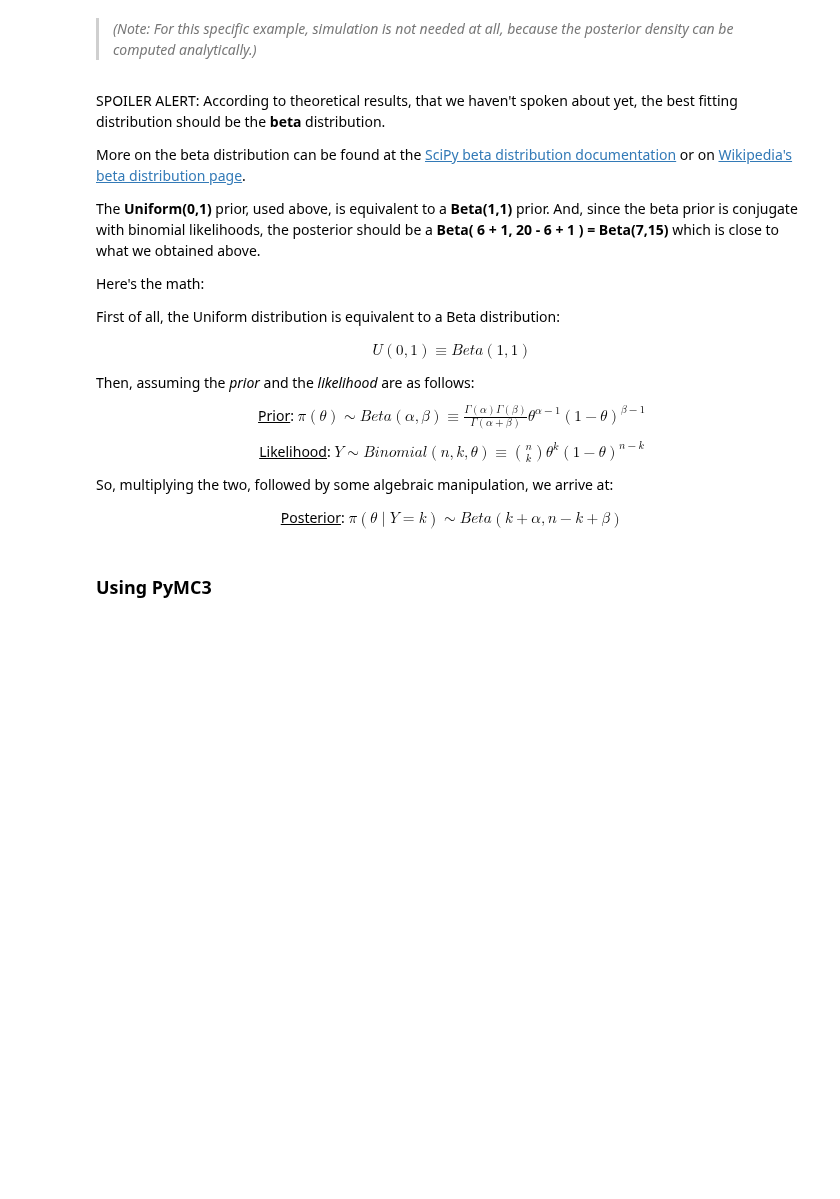
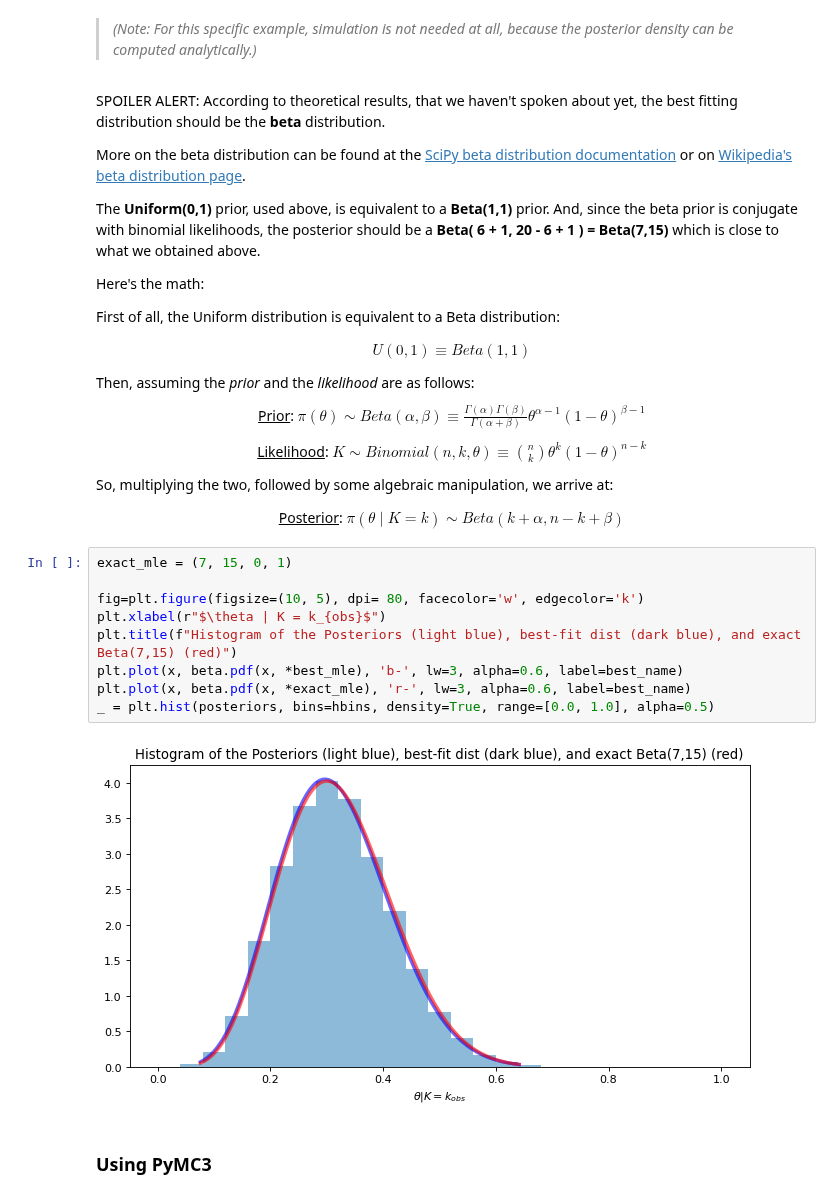
Before and after one commit to alreich/ipython-notebooks, a Jupyter notebook: Bayesian_Data_Analysis.ipynb, the cells around one changed output. Cells and saved outputs as stored; diff of their text form; blank space fills up the shorter version.

```diff
--- a/Bayesian_Data_Analysis.ipynb
+++ b/Bayesian_Data_Analysis.ipynb
@@ -238,9 +278,20 @@ First of all, the Uniform distribution is equivalent to a Beta distribution:
 <p><center>$U(0,1) \equiv Beta(1,1)$</center></p>
 <p>Then, assuming the <i>prior</i> and the <i>likelihood</i> are as follows:</p>
 <p><center><u>Prior</u>:  $\pi(\theta) \sim Beta(\alpha, \beta) \equiv \frac{\Gamma(\alpha)\Gamma(\beta)}{\Gamma(\alpha + \beta)} \theta^{\alpha - 1} (1-\theta)^{\beta - 1}$</center></p>
-<p><center><u>Likelihood</u>:  $Y \sim Binomial(n,k,\theta) \equiv \binom{n}{k} \theta^k(1-\theta)^{n-k}$</center></p>
+<p><center><u>Likelihood</u>:  $K \sim Binomial(n,k,\theta) \equiv \binom{n}{k} \theta^k(1-\theta)^{n-k}$</center></p>
 <p>So, multiplying the two, followed by some algebraic manipulation, we arrive at:</p>
-<p><center><u>Posterior</u>:  $\pi(\theta \mid Y=k) \sim Beta(k+\alpha, n-k+\beta)$</center></p>
+<p><center><u>Posterior</u>:  $\pi(\theta \mid K=k) \sim Beta(k+\alpha, n-k+\beta)$</center></p>
+# %%
+exact_mle = (7, 15, 0, 1)
+
+fig=plt.figure(figsize=(10, 5), dpi= 80, facecolor='w', edgecolor='k')
+plt.xlabel(r"$\theta | K = k_{obs}$")
+plt.title(f"Histogram of the Posteriors (light blue), best-fit dist (dark blue), and exact Beta(7,15) (red)")
+plt.plot(x, beta.pdf(x, *best_mle), 'b-', lw=3, alpha=0.6, label=best_name)
+plt.plot(x, beta.pdf(x, *exact_mle), 'r-', lw=3, alpha=0.6, label=best_name)
+_ = plt.hist(posteriors, bins=hbins, density=True, range=[0.0, 1.0], alpha=0.5)
+# %% [output]
+[figure, added]
 # %% [markdown]
 ### Using PyMC3
 # %%
```
Also changed, not shown: parts of 10 cells of this notebook.
